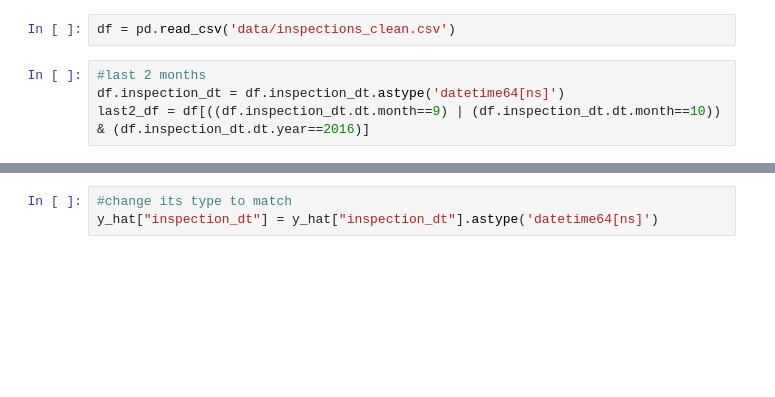
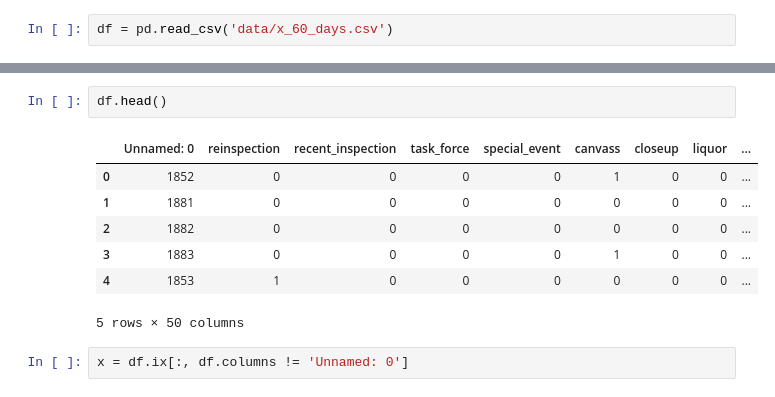
Before and after one commit to angelok1/cs109project, a Jupyter notebook: Scoring_function.ipynb, the cells around one changed output, grey strips where cells are left out. Saved outputs shown, nothing was run; the diff lists cells and outputs as text; blank space fills up the shorter version.

```diff
--- a/Scoring_function.ipynb
+++ b/Scoring_function.ipynb
@@ -28,6 +38,2 @@ from sklearn import tree
 # %%
-df = pd.read_csv('data/inspections_clean.csv')
+df = pd.read_csv('data/x_60_days.csv')
-# %%
-#last 2 months
-df.inspection_dt = df.inspection_dt.astype('datetime64[ns]')
-last2_df = df[((df.inspection_dt.dt.month==9) | (df.inspection_dt.dt.month==10)) & (df.inspection_dt.dt.year==2016)]
@@ -109,3 +40,12 @@ for i,item in y_hat.iterrows():
-# %%
-#change its type to match
-y_hat["inspection_dt"] = y_hat["inspection_dt"].astype('datetime64[ns]')
+# %%
+df.head()
+# %% [output]
+|  | Unnamed: 0 | reinspection | recent_inspection | task_force | special_event | canvass | closeup | liquor | ... |
+| 0 | 1852 | 0 | 0 | 0 | 0 | 1 | 0 | 0 | ... |
+| 1 | 1881 | 0 | 0 | 0 | 0 | 0 | 0 | 0 | ... |
+| 2 | 1882 | 0 | 0 | 0 | 0 | 0 | 0 | 0 | ... |
+| 3 | 1883 | 0 | 0 | 0 | 0 | 1 | 0 | 0 | ... |
+| 4 | 1853 | 1 | 0 | 0 | 0 | 0 | 0 | 0 | ... |
+5 rows × 50 columns
+# %%
+x = df.ix[:, df.columns != 'Unnamed: 0']
```
Also changed, not shown: parts of 25 cells of this notebook, 1 other file.
